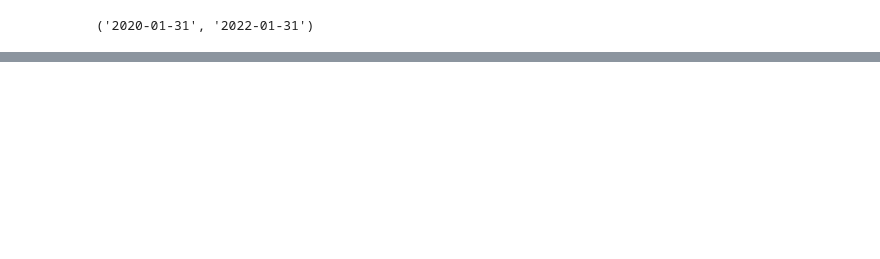
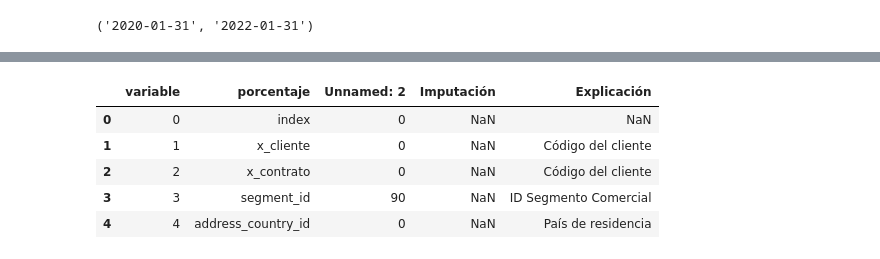
Before and after one commit to YonatanRA/dynamic_pricing, a Jupyter notebook: notebooks/lectura_data.ipynb, the cells around one changed output, grey strips where cells are left out. Cells and saved outputs as stored; diff of their text form; code cells hidden in the pictures; blank space fills up the shorter version.

```diff
--- a/notebooks/lectura_csv_bbva.ipynb
+++ b/notebooks/lectura_data.ipynb
@@ -49,0 +94,11 @@ df.cutoff_date.min(), df.cutoff_date.max()
+# %%
+imp = pd.read_excel('../data/dictio.xlsx', sheet_name='Imputaciones')
+
+imp.head()
+# %% [output]
+|  | variable | porcentaje | Unnamed: 2 | Imputación | Explicación |
+| 0 | 0 | index | 0 | NaN | NaN |
+| 1 | 1 | x_cliente | 0 | NaN | Código del cliente |
+| 2 | 2 | x_contrato | 0 | NaN | Código del cliente |
+| 3 | 3 | segment_id | 90 | NaN | ID Segmento Comercial |
+| 4 | 4 | address_country_id | 0 | NaN | País de residencia |
```
Also changed, not shown: parts of 10 cells of this notebook.
